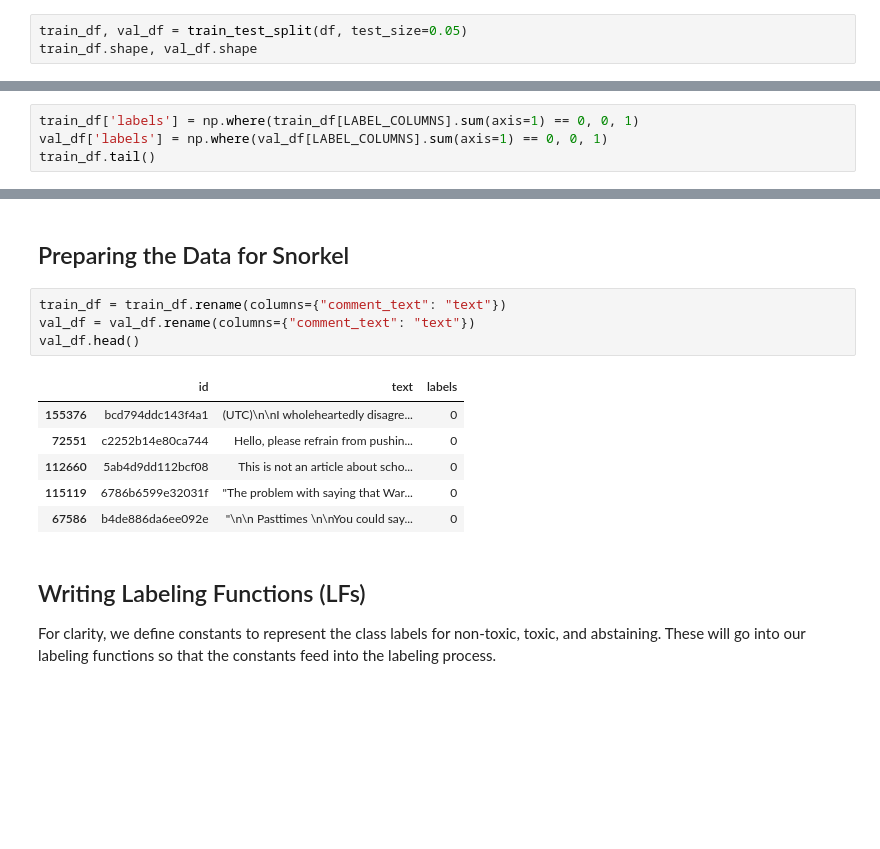
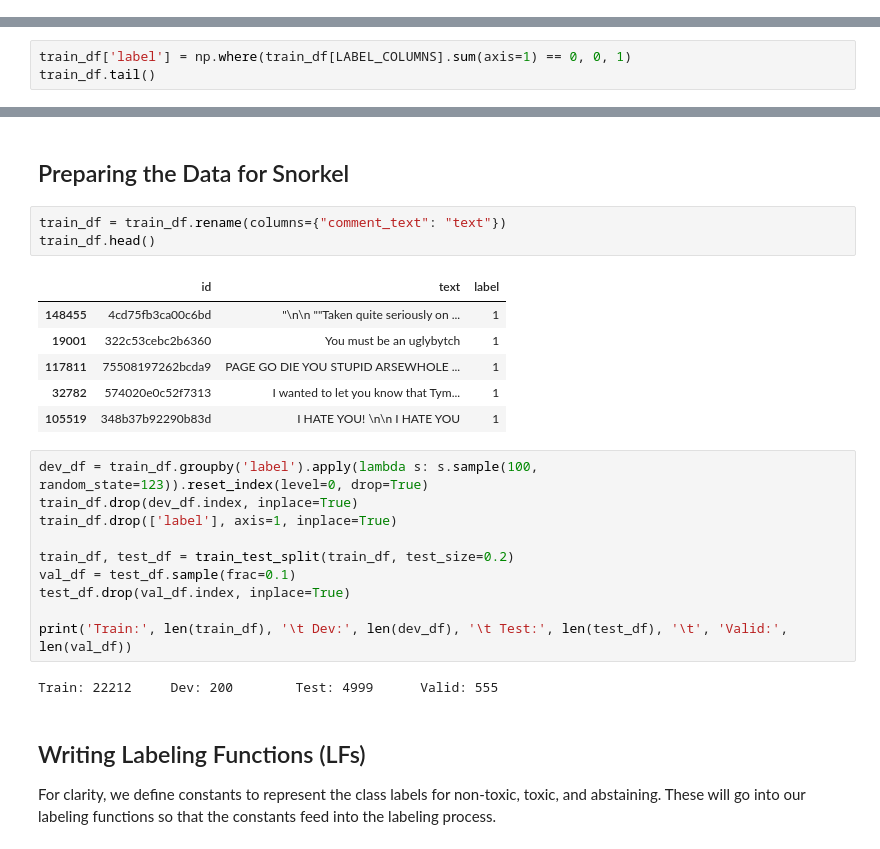
Before and after one commit to JayThibs/Weak-Supervised-Learning-Case-Study, a Jupyter notebook: text_classifier/notebooks/05_toxicity_classification_snorkel_dataset.ipynb, the cells around one changed output, grey strips where cells are left out. Cells and saved outputs as stored; diff of their text form; blank space fills up the shorter version.

```diff
--- a/text_classifier/notebooks/05_toxicity_classification_snorkel_dataset.ipynb
+++ b/text_classifier/notebooks/05_toxicity_classification_snorkel_dataset.ipynb
@@ -78,6 +80,3 @@ As we can see, we have comments from YouTube videos where most are clean comment
 ## Preprocessing
 
 Let's have a look at the dataset before we start creating labeling functions.
-# %%
-train_df, val_df = train_test_split(df, test_size=0.05)
-train_df.shape, val_df.shape
@@ -114,7 +118,6 @@ train_df.shape, val_df.shape
 # %% [markdown]
 ### Merging All Toxic Comments Together
 # %%
-train_df['labels'] = np.where(train_df[LABEL_COLUMNS].sum(axis=1) == 0, 0, 1)
-val_df['labels'] = np.where(val_df[LABEL_COLUMNS].sum(axis=1) == 0, 0, 1)
+train_df['label'] = np.where(train_df[LABEL_COLUMNS].sum(axis=1) == 0, 0, 1)
 train_df.tail()
 # %% [output]
@@ -150,15 +148,26 @@ train_df
 ## Preparing the Data for Snorkel
 # %%
 train_df = train_df.rename(columns={"comment_text": "text"})
-val_df = val_df.rename(columns={"comment_text": "text"})
-val_df.head()
+train_df.head()
 # %% [output]
-|  | id | text | labels |
-| 155376 | bcd794ddc143f4a1 | (UTC)\n\nI wholeheartedly disagre... | 0 |
-| 72551 | c2252b14e80ca744 | Hello, please refrain from pushin... | 0 |
-| 112660 | 5ab4d9dd112bcf08 | This is not an article about scho... | 0 |
-| 115119 | 6786b6599e32031f | "The problem with saying that War... | 0 |
-| 67586 | b4de886da6ee092e | "\n\n Pasttimes \n\nYou could say... | 0 |
+|  | id | text | label |
+| 148455 | 4cd75fb3ca00c6bd | "\n\n ""Taken quite seriously on ... | 1 |
+| 19001 | 322c53cebc2b6360 | You must be an uglybytch | 1 |
+| 117811 | 75508197262bcda9 | PAGE GO DIE YOU STUPID ARSEWHOLE ... | 1 |
+| 32782 | 574020e0c52f7313 | I wanted to let you know that Tym... | 1 |
+| 105519 | 348b37b92290b83d | I HATE YOU! \n\n I HATE YOU | 1 |
+# %%
+dev_df = train_df.groupby('label').apply(lambda s: s.sample(100, random_state=123)).reset_index(level=0, drop=True)
+train_df.drop(dev_df.index, inplace=True)
+train_df.drop(['label'], axis=1, inplace=True)
+
+train_df, test_df = train_test_split(train_df, test_size=0.2)
+val_df = test_df.sample(frac=0.1)
+test_df.drop(val_df.index, inplace=True)
+
+print('Train:', len(train_df), '\t Dev:', len(dev_df), '\t Test:', len(test_df), '\t', 'Valid:', len(val_df))
+# %% [output]
+Train: 22212     Dev: 200        Test: 4999      Valid: 555
 # %% [markdown]
 ## Writing Labeling Functions (LFs)
 
```
Also changed, not shown: parts of 18 cells of this notebook.
